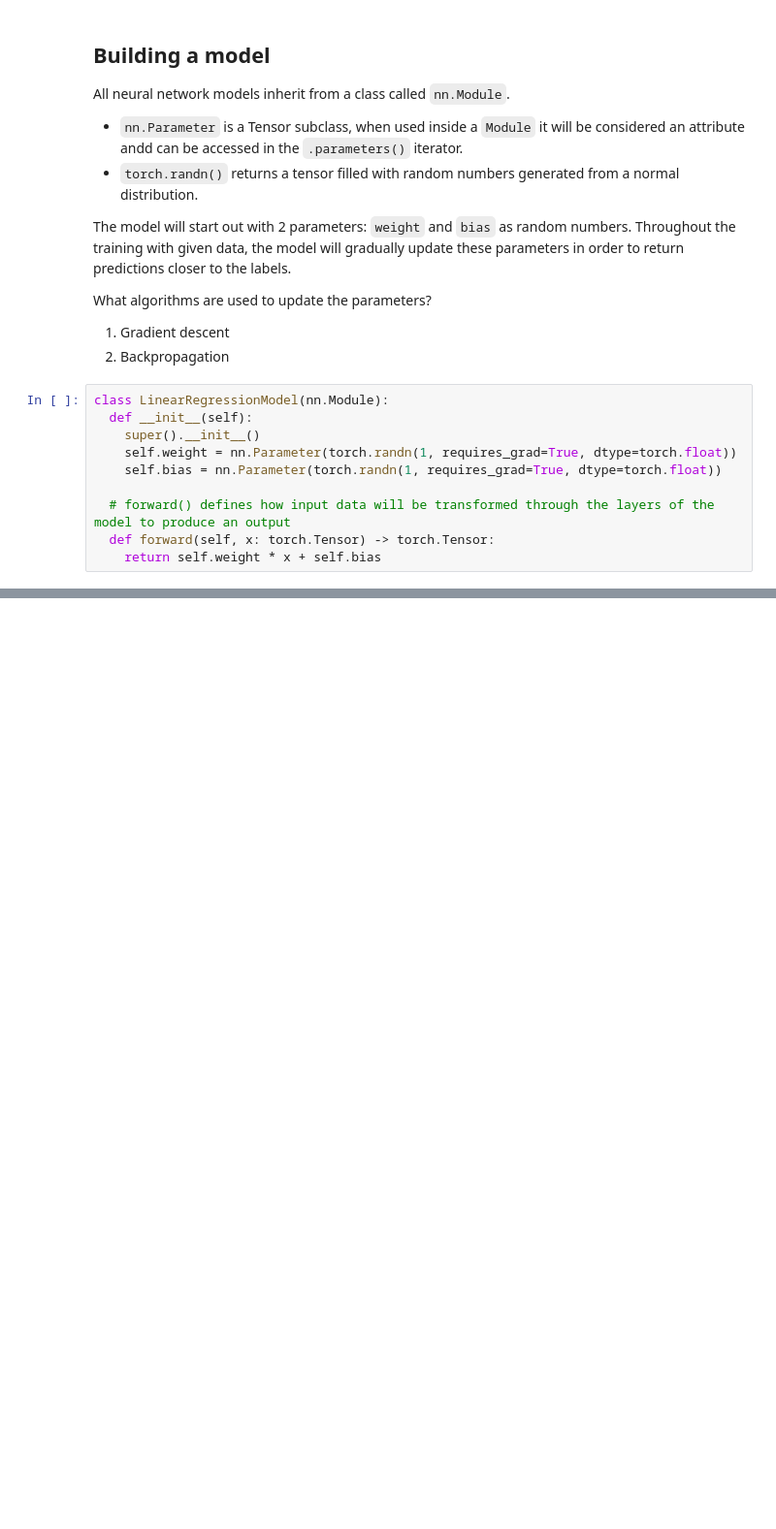
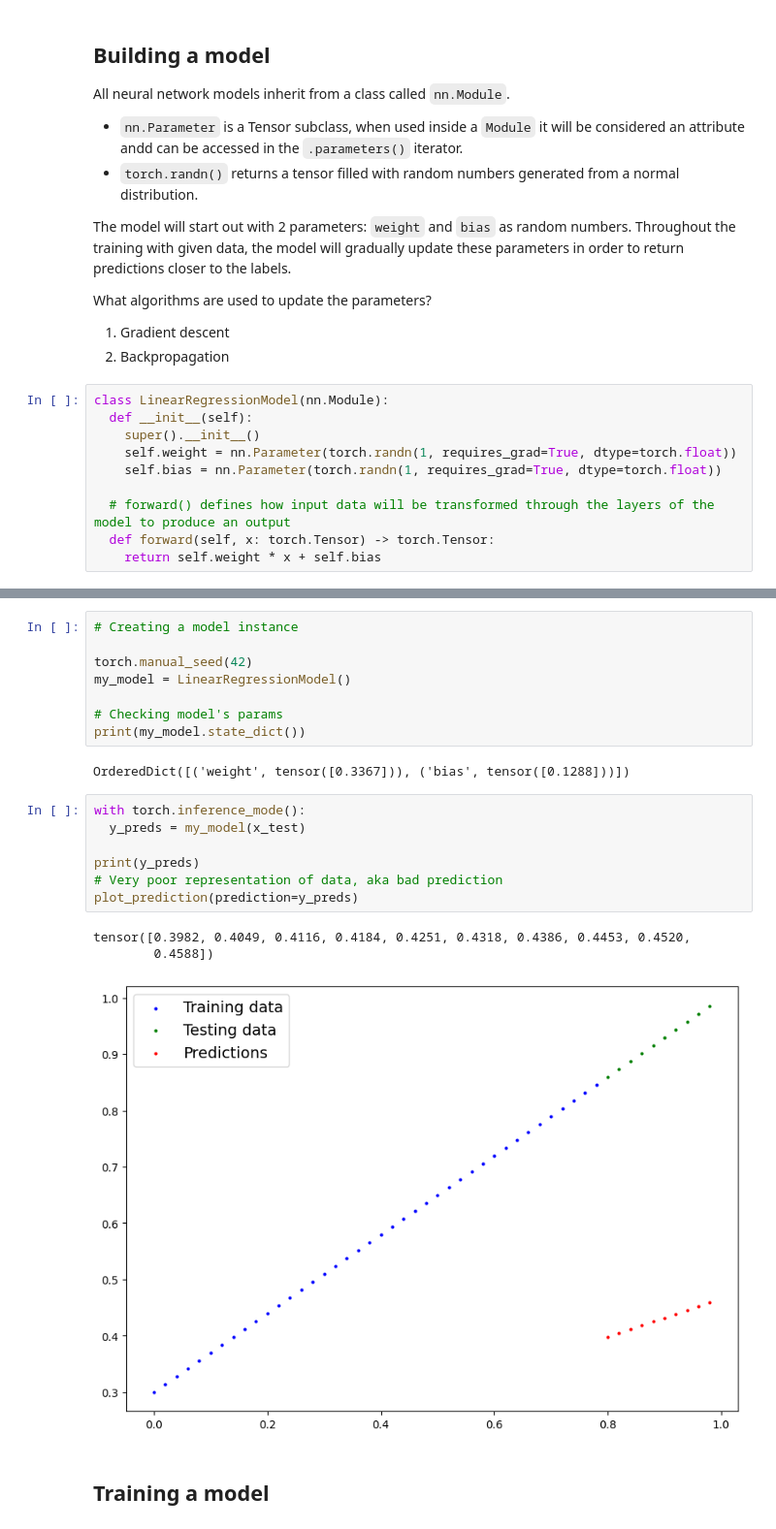
Before and after one commit to TonyQ2k3/pytorch-training, a Jupyter notebook: notebooks/pytorch_day2.ipynb, the cells around one changed output, grey strips where cells are left out. Shown at 97% size. Saved outputs shown, nothing was run; the diff lists cells and outputs as text; blank space fills up the shorter version.

```diff
--- a/notebooks/pytorch_day2.ipynb
+++ b/notebooks/pytorch_day2.ipynb
@@ -99 +111,24 @@ class LinearRegressionModel(nn.Module):
+# %%
+# Creating a model instance
+
+torch.manual_seed(42)
+my_model = LinearRegressionModel()
+
+# Checking model's params
+print(my_model.state_dict())
+# %% [output]
+OrderedDict([('weight', tensor([0.3367])), ('bias', tensor([0.1288]))])
+# %%
+with torch.inference_mode():
+  y_preds = my_model(x_test)
+
+print(y_preds)
+# Very poor representation of data, aka bad prediction
+plot_prediction(prediction=y_preds)
+# %% [output]
+tensor([0.3982, 0.4049, 0.4116, 0.4184, 0.4251, 0.4318, 0.4386, 0.4453, 0.4520,
+        0.4588])
+[figure, added]
+# %% [markdown]
+## Training a model
 # %% [markdown]
```
Also changed, not shown: parts of 5 cells of this notebook.
